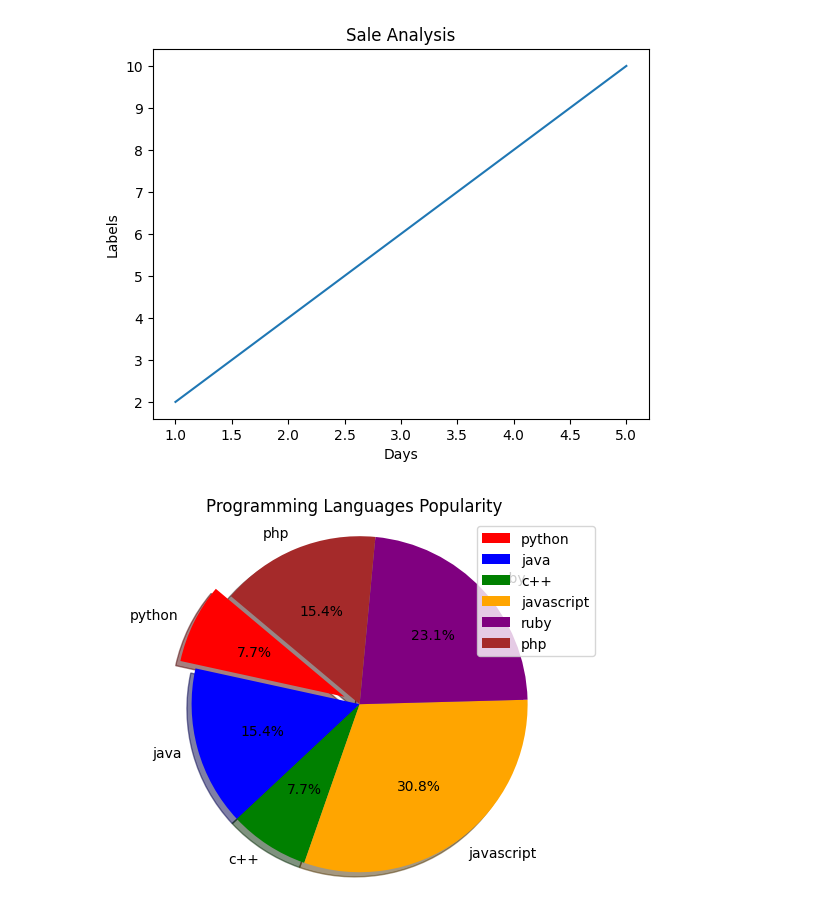
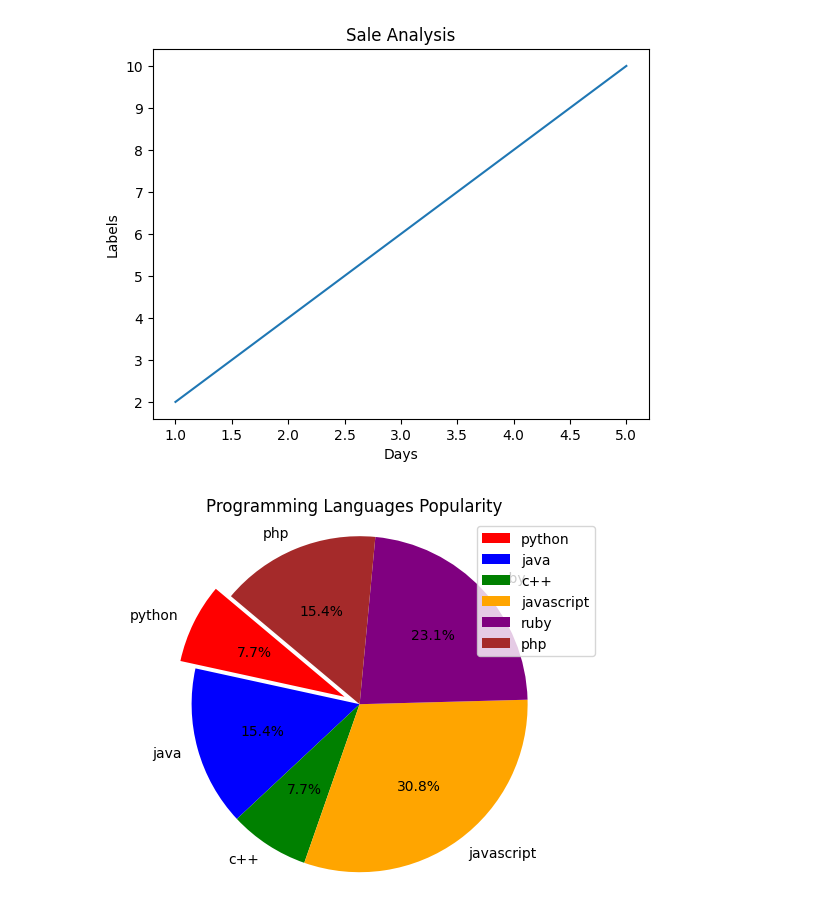
Before and after one commit to myohanhtet/python-day-3, a Jupyter notebook: demo.matplot.ipynb, the cells around one changed output. Cells and saved outputs as stored; diff of their text form; code cells hidden in the pictures.

```diff
--- a/demo.matplot.ipynb
+++ b/demo.matplot.ipynb
@@ -18,14 +18,14 @@ plt.show()
 # %%
 x = ['python', 'java', 'c++', 'javascript', 'ruby', 'php']
 y = [10, 20, 10, 40, 30, 20]
 c = ['red', 'blue', 'green', 'orange', 'purple', 'brown']
 explode = (0.1, 0, 0, 0, 0, 0)  # only "explode" the 1st slice (i.e. 'python')
-plt.pie(y, labels=x, colors=c, autopct='%1.1f%%',explode=explode, shadow=True, startangle=140)
+plt.pie(y, labels=x, colors=c, autopct='%1.1f%%',explode=explode, startangle=140)
 plt.title('Programming Languages Popularity')
 # plt.xlabel('Languages')
 # plt.ylabel('Popularity')
 plt.legend(x, loc='upper right')
 plt.axis('equal')  # Equal aspect ratio ensures that pie is drawn as a circle.
 plt.show()
 # %% [output]
-[figure, old version]
+[figure, new version]
```
